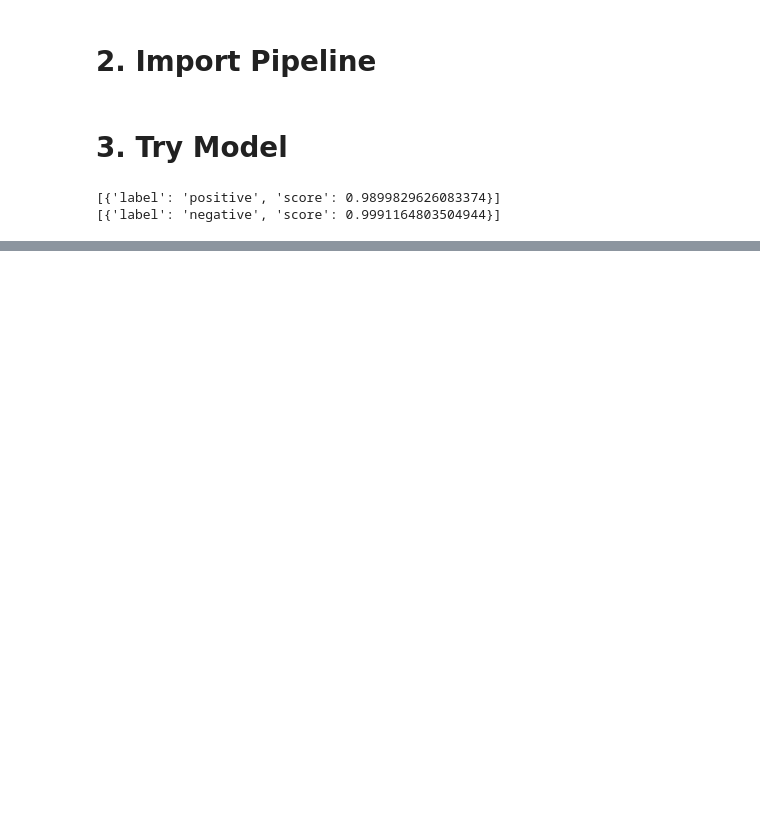
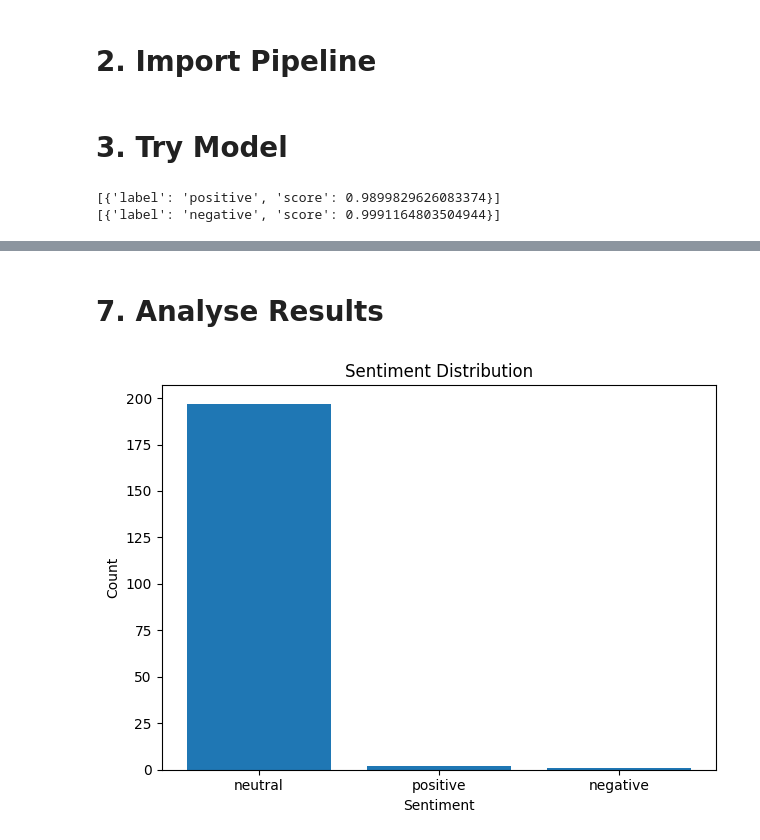
Before and after one commit to chiisana-riryi/kelompok-7-pba, a Jupyter notebook: week5/sentiment_analysis.ipynb, the cells around one changed output, grey strips where cells are left out. Saved outputs shown, nothing was run; the diff lists cells and outputs as text; code cells hidden in the pictures; blank space fills up the shorter version.

Commit message:
Sentiment analysis

```diff
--- a/week5/sentiment_analysis.ipynb
+++ b/week5/sentiment_analysis.ipynb
@@ -27,10 +27,10 @@ from transformers import pipeline
 
 pretrained_name = "w11wo/indonesian-roberta-base-sentiment-classifier"
 
-nlp = pipeline(
+classifier = pipeline(
     "sentiment-analysis",
     model=pretrained_name,
-    tokenizer=pretrained_name
+    tokenizer=pretrained_name,
 )
 # %% [markdown]
 # 3. Try Model
@@ -45,0 +48,5 @@ print(classifier(text))
+# %%
+import pandas as pd
+
+df = pd.read_csv("./dataset.csv")
+df
@@ -45,0 +147,5 @@ print(classifier(text))
+# %%
+print("Preprocessing articles...")
+df["tokens_preprocessed"] = df["Konten"].apply(preprocess_text)
+df["text_preprocessed"] = df["tokens_preprocessed"].apply(lambda x: " ".join(x))
+df
@@ -45,0 +169,5 @@ print(classifier(text))
+# %%
+df["sentiment_bert"] = df["text_preprocessed"].apply(lambda x: classifier(x[:256])[0])
+
+df["label_bert"] = df["sentiment_bert"].apply(lambda x: x["label"])
+df["score_bert"] = df["sentiment_bert"].apply(lambda x: x["score"])
@@ -45,0 +190,16 @@ print(classifier(text))
+# %% [markdown]
+# 7. Analyse Results
+# %%
+import matplotlib.pyplot as plt
+
+counts = df["label_bert"].value_counts()
+
+plt.figure()
+plt.bar(counts.index, counts.values)
+plt.xlabel("Sentiment")
+plt.ylabel("Count")
+plt.title("Sentiment Distribution")
+plt.tight_layout()
+plt.show()
+# %% [output]
+[figure, added]
```
Also changed, not shown: parts of 9 cells of this notebook.
